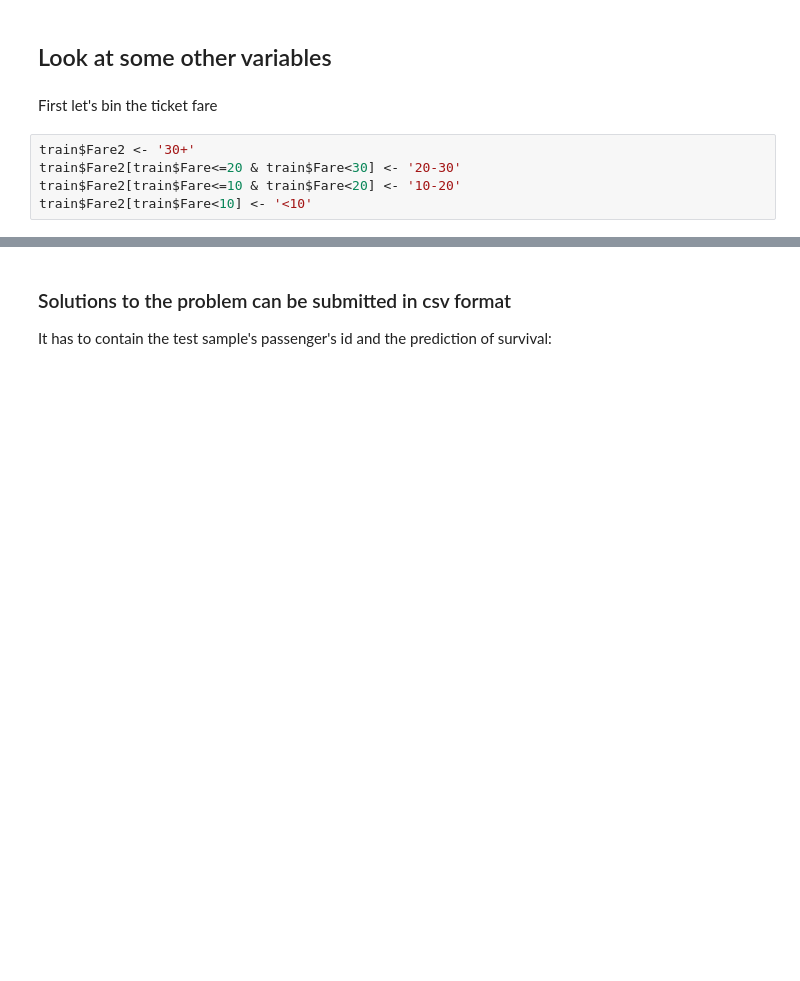
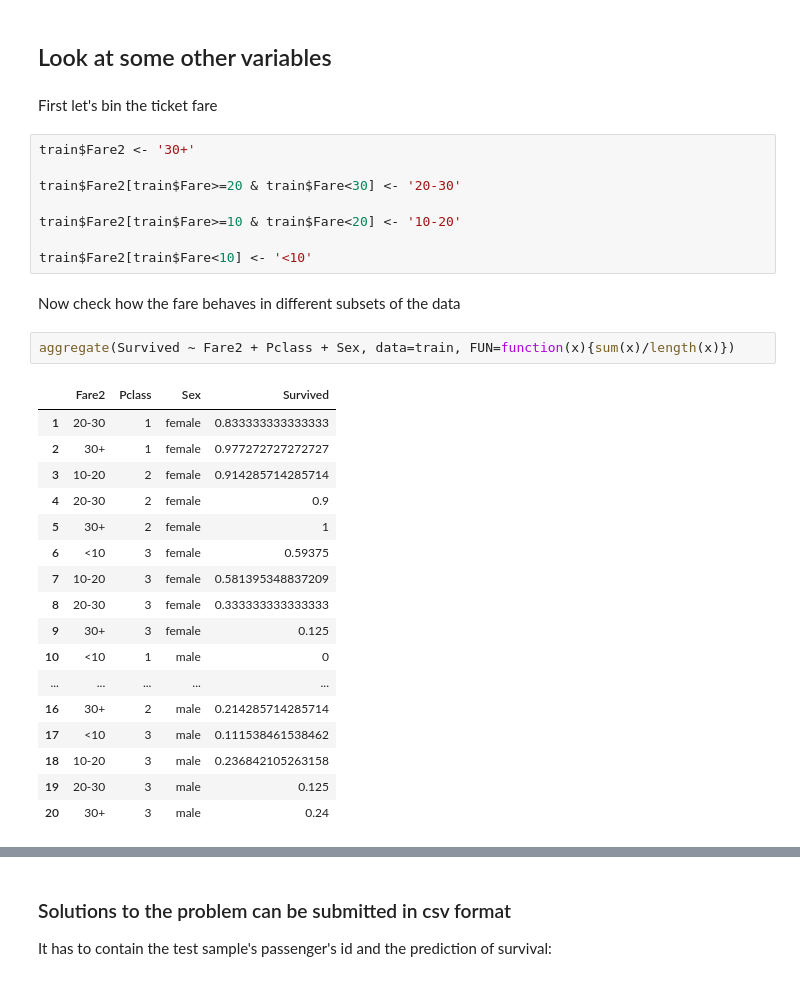
Before and after one commit to mschlupp/TestingArea, a Jupyter notebook: Tutorials/R/Titanic - Getting Started with R.ipynb, the cells around one changed output, grey strips where cells are left out. Cells and saved outputs as stored; diff of their text form; blank space fills up the shorter version.

```diff
--- a/Tutorials/R/Titanic - Getting Started with R.ipynb
+++ b/Tutorials/R/Titanic - Getting Started with R.ipynb
@@ -173,6 +173,31 @@ Not surprised: most females survived, most men did not --- regardless if child o
 First let's bin the ticket fare
 # %%
 train$Fare2 <- '30+'
-train$Fare2[train$Fare<=20 & train$Fare<30] <- '20-30'
-train$Fare2[train$Fare<=10 & train$Fare<20] <- '10-20'
+
+train$Fare2[train$Fare>=20 & train$Fare<30] <- '20-30'
+
+train$Fare2[train$Fare>=10 & train$Fare<20] <- '10-20'
+
 train$Fare2[train$Fare<10] <- '<10'
+# %% [markdown]
+Now check how the fare behaves in different subsets of the data
+# %%
+aggregate(Survived ~ Fare2 + Pclass + Sex, data=train, FUN=function(x){sum(x)/length(x)})
+# %% [output]
+|  | Fare2 | Pclass | Sex | Survived |
+| 1 | 20-30 | 1 | female | 0.833333333333333 |
+| 2 | 30+ | 1 | female | 0.977272727272727 |
+| 3 | 10-20 | 2 | female | 0.914285714285714 |
+| 4 | 20-30 | 2 | female | 0.9 |
+| 5 | 30+ | 2 | female | 1 |
+| 6 | <10 | 3 | female | 0.59375 |
+| 7 | 10-20 | 3 | female | 0.581395348837209 |
+| 8 | 20-30 | 3 | female | 0.333333333333333 |
+| 9 | 30+ | 3 | female | 0.125 |
+| 10 | <10 | 1 | male | 0 |
+| ... | ... | ... | ... | ... |
+| 16 | 30+ | 2 | male | 0.214285714285714 |
+| 17 | <10 | 3 | male | 0.111538461538462 |
+| 18 | 10-20 | 3 | male | 0.236842105263158 |
+| 19 | 20-30 | 3 | male | 0.125 |
+| 20 | 30+ | 3 | male | 0.24 |
```
Also changed, not shown: parts of 9 cells of this notebook, 1 other file.
